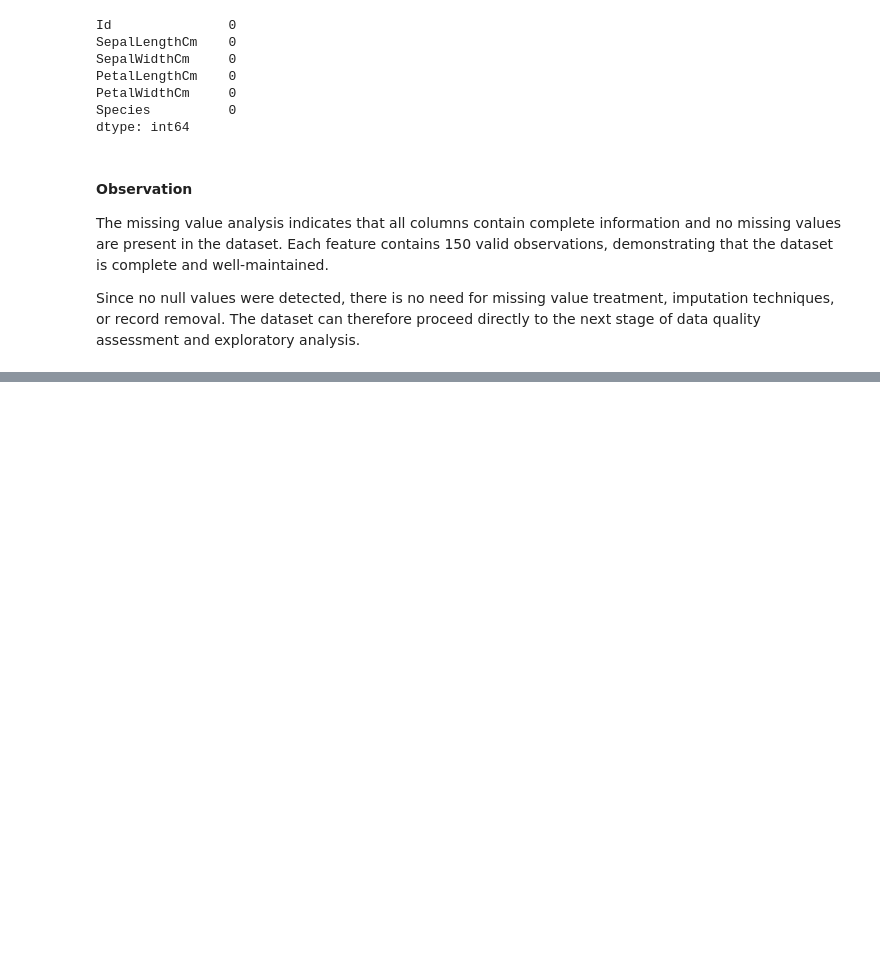
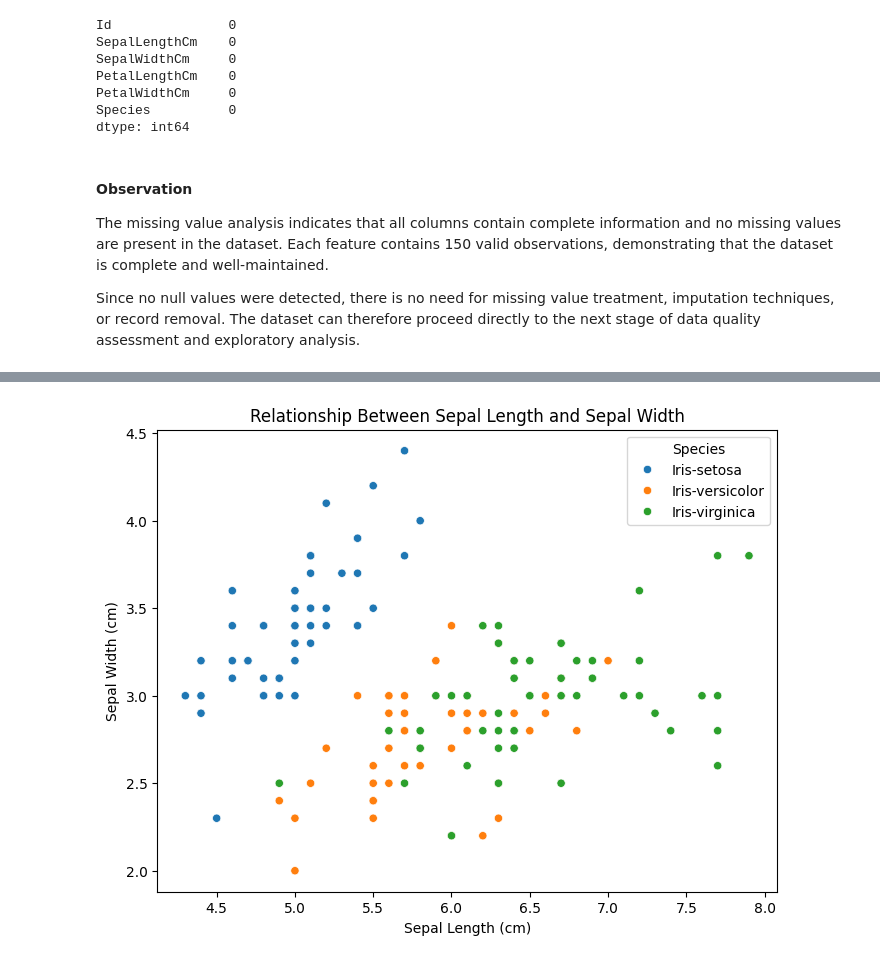
Before and after one commit to huzaifawaheed2/DevelopersHub-Corporation-Internship, a Jupyter notebook: Project-01-Iris-Analysis/notebooks/iris_analysis.ipynb, the cells around one changed output, grey strips where cells are left out. Drawn from its saved outputs; the diff is of its cells as text; code cells hidden in the pictures; blank space fills up the shorter version.

```diff
--- a/Project-01-Iris-Analysis/notebooks/iris_analysis.ipynb
+++ b/Project-01-Iris-Analysis/notebooks/iris_analysis.ipynb
@@ -345,0 +416,19 @@ Since no null values were detected, there is no need for missing value treatment
+# %%
+# Create a scatter plot to analyze the relationship between sepal length and sepal width
+
+plt.figure(figsize=(8, 6))
+
+sns.scatterplot(
+    data=df,
+    x="SepalLengthCm",
+    y="SepalWidthCm",
+    hue="Species"
+)
+
+plt.title("Relationship Between Sepal Length and Sepal Width")
+plt.xlabel("Sepal Length (cm)")
+plt.ylabel("Sepal Width (cm)")
+
+plt.show()
+# %% [output]
+[figure, added]
```
Also changed, not shown: parts of 32 cells of this notebook.
